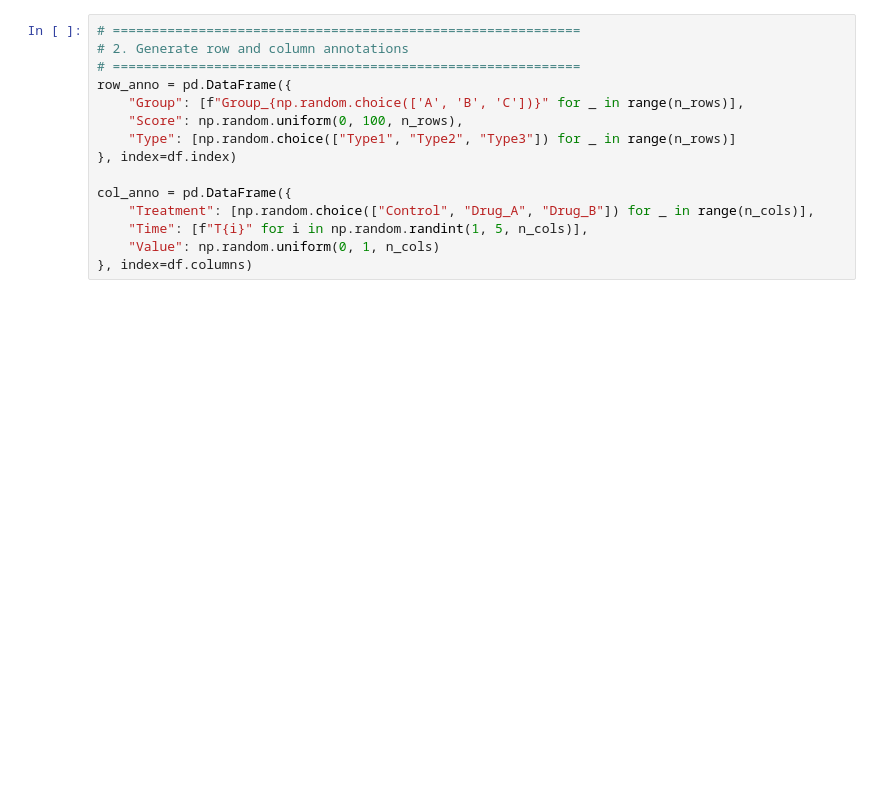
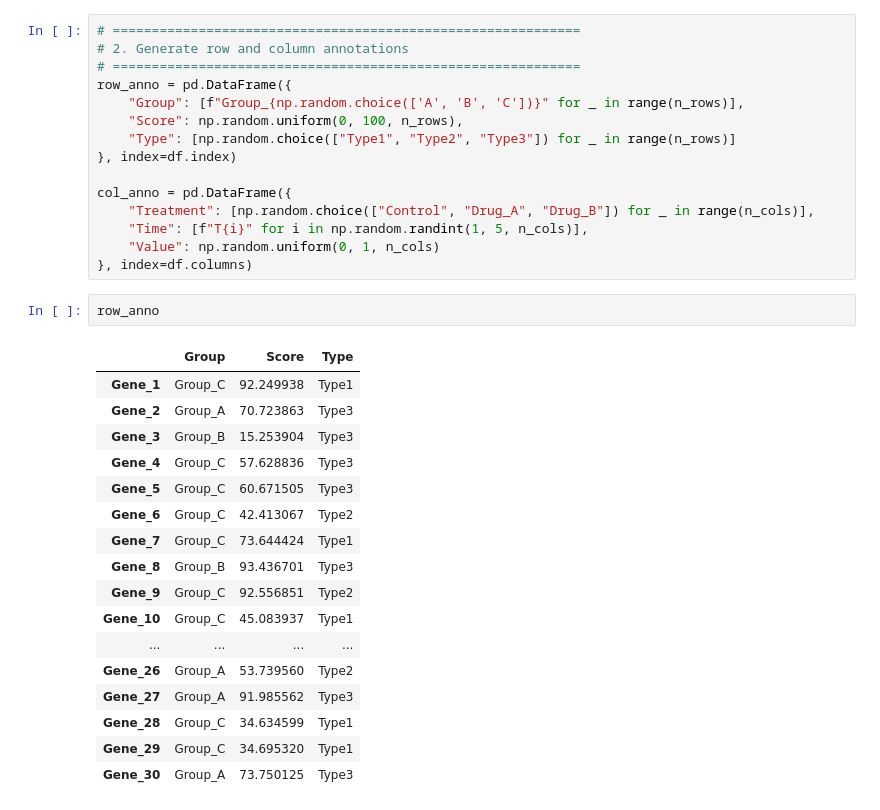
Before and after one commit to Bitpulses/eheatmap, a Jupyter notebook: docs/epheatmap_example.ipynb, the cells around one changed output. Cells and saved outputs as stored; diff of their text form; blank space fills up the shorter version.

```diff
--- a/docs/epheatmap_example.ipynb
+++ b/docs/epheatmap_example.ipynb
@@ -53,3 +91,23 @@ col_anno = pd.DataFrame({
     "Time": [f"T{i}" for i in np.random.randint(1, 5, n_cols)],
     "Value": np.random.uniform(0, 1, n_cols)
 }, index=df.columns)
+# %%
+row_anno
+# %% [output]
+|  | Group | Score | Type |
+| Gene_1 | Group_C | 92.249938 | Type1 |
+| Gene_2 | Group_A | 70.723863 | Type3 |
+| Gene_3 | Group_B | 15.253904 | Type3 |
+| Gene_4 | Group_C | 57.628836 | Type3 |
+| Gene_5 | Group_C | 60.671505 | Type3 |
+| Gene_6 | Group_C | 42.413067 | Type2 |
+| Gene_7 | Group_C | 73.644424 | Type1 |
+| Gene_8 | Group_B | 93.436701 | Type3 |
+| Gene_9 | Group_C | 92.556851 | Type2 |
+| Gene_10 | Group_C | 45.083937 | Type1 |
+| ... | ... | ... | ... |
+| Gene_26 | Group_A | 53.739560 | Type2 |
+| Gene_27 | Group_A | 91.985562 | Type3 |
+| Gene_28 | Group_C | 34.634599 | Type1 |
+| Gene_29 | Group_C | 34.695320 | Type1 |
+| Gene_30 | Group_A | 73.750125 | Type3 |
```
Also changed, not shown: parts of 6 cells of this notebook.
